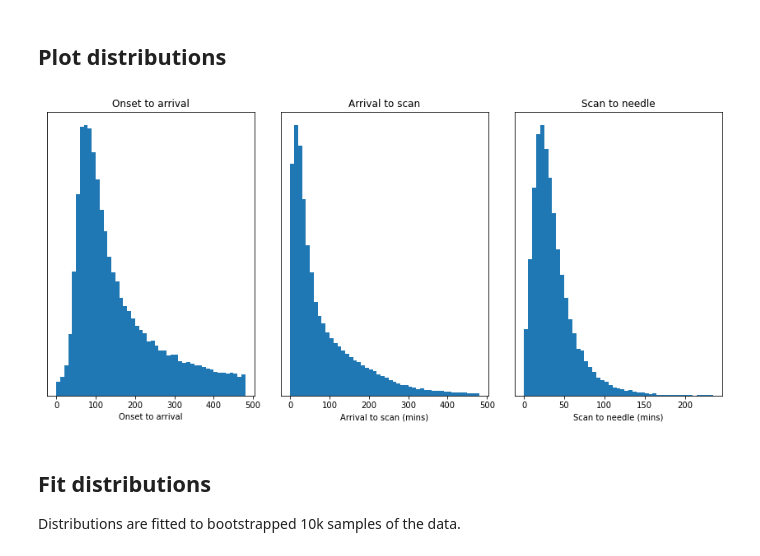
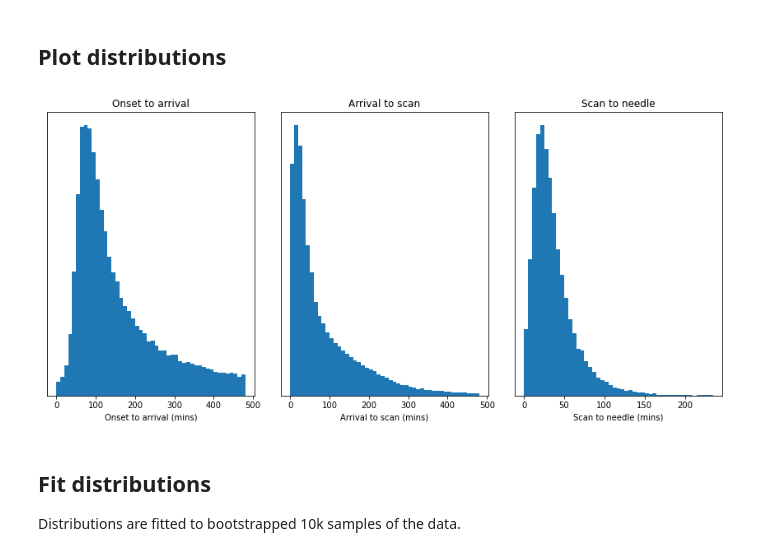
Before and after one commit to samuel-book/samuel-1, a Jupyter notebook: _sources/descriptive_stats/06_distributions.ipynb, the cells around one changed output. Drawn from its saved outputs; the diff is of its cells as text; code cells hidden in the pictures.

```diff
--- a/_sources/descriptive_stats/06_distributions.ipynb
+++ b/_sources/descriptive_stats/06_distributions.ipynb
@@ -44,7 +44,7 @@ onset_to_arrival = onset_to_arrival[mask]
 ax1 = fig.add_subplot(131)
 bins = np.arange(0, 481, 10)
 ax1.hist(onset_to_arrival, bins=bins, rwidth=1.0)
-ax1.set_xlabel('Onset to arrival')
+ax1.set_xlabel('Onset to arrival (mins)')
 ax1.set_ylabel('Count')
 ax1.set_title('Onset to arrival')
 ax1.axes.get_yaxis().set_visible(False)
@@ -57,34 +57,34 @@ arrival_to_scan = raw_data['S2BrainImagingTime_min']
 mask = arrival_to_scan <= 480
 arrival_to_scan = arrival_to_scan[mask]
 
 ax2 = fig.add_subplot(132)
 bins = np.arange(0, 481, 10)
 ax2.hist(arrival_to_scan, bins=bins, rwidth=1)
 ax2.set_xlabel('Arrival to scan (mins)')
 ax2.set_ylabel('Count')
 ax2.set_title('Arrival to scan')
 ax2.axes.get_yaxis().set_visible(False)
 
 # Subplot 2: Histogram of scan to needle
 
 scan_to_needle = \
     raw_data['S2ThrombolysisTime_min'] - raw_data['S2BrainImagingTime_min']
 
 ax3 = fig.add_subplot(133)
 bins = np.arange(0, 240, 5)
 ax3.hist(scan_to_needle, bins=bins, rwidth=1)
 ax3.set_xlabel('Scan to needle (mins)')
 ax3.set_ylabel('Count')
 ax3.set_title('Scan to needle')
 ax3.axes.get_yaxis().set_visible(False)
 
 
 # Save and show
 plt.tight_layout(pad=2)
 plt.savefig('output/pathway_distribution.jpg', dpi=300)
 plt.show();
 # %% [output]
-[figure, old version]
+[figure, new version]
 # %% [markdown]
 ## Fit distributions
 
```
Also changed, not shown: parts of 3 cells of this notebook, 6 other files.
